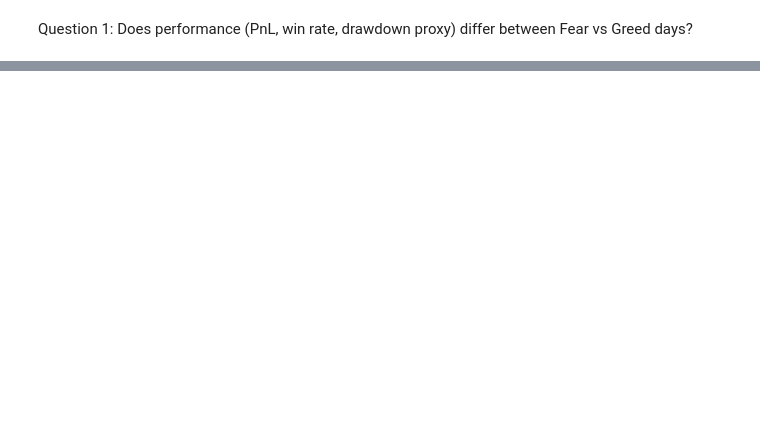
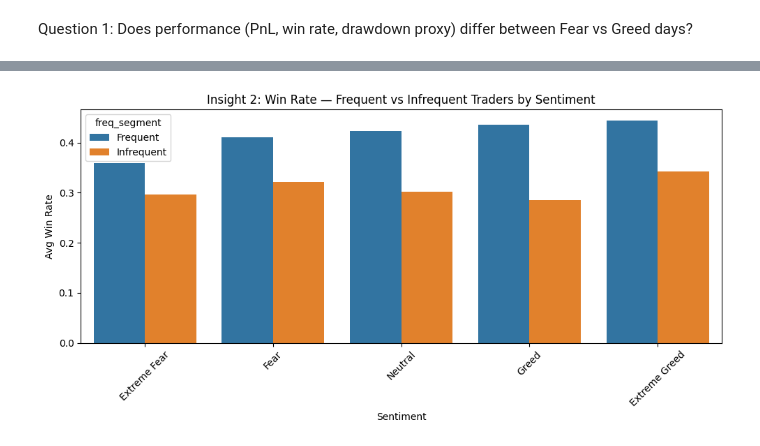
Before and after one commit to Nikhil09052007/TRADER_SEMTIMENT_ANALYSIS, a Jupyter notebook: analysis.ipynb, the cells around one changed output, grey strips where cells are left out. Cells and saved outputs as stored; diff of their text form; code cells hidden in the pictures; blank space fills up the shorter version.

```diff
--- a/analysis.ipynb
+++ b/analysis.ipynb
@@ -376,0 +507,17 @@ Question 1: Does performance (PnL, win rate, drawdown proxy) differ between Fear
+# %%
+# Insight 2: Win Rate — Frequent vs Infrequent Traders across Sentiment
+seg1 = merged_df.groupby(['freq_segment', 'sentiment']).agg(
+    avg_win_rate = ('win_rate', 'mean')
+).reset_index()
+
+plt.figure(figsize=(10, 5))
+sns.barplot(data=seg1, x='sentiment', y='avg_win_rate', hue='freq_segment',
+            order=sentiment_order)
+plt.title('Insight 2: Win Rate — Frequent vs Infrequent Traders by Sentiment')
+plt.ylabel('Avg Win Rate')
+plt.xlabel('Sentiment')
+plt.xticks(rotation=45)
+plt.tight_layout()
+plt.show()
+# %% [output]
+[figure, added]
```
Also changed, not shown: parts of 33 cells of this notebook, 1 other file.
